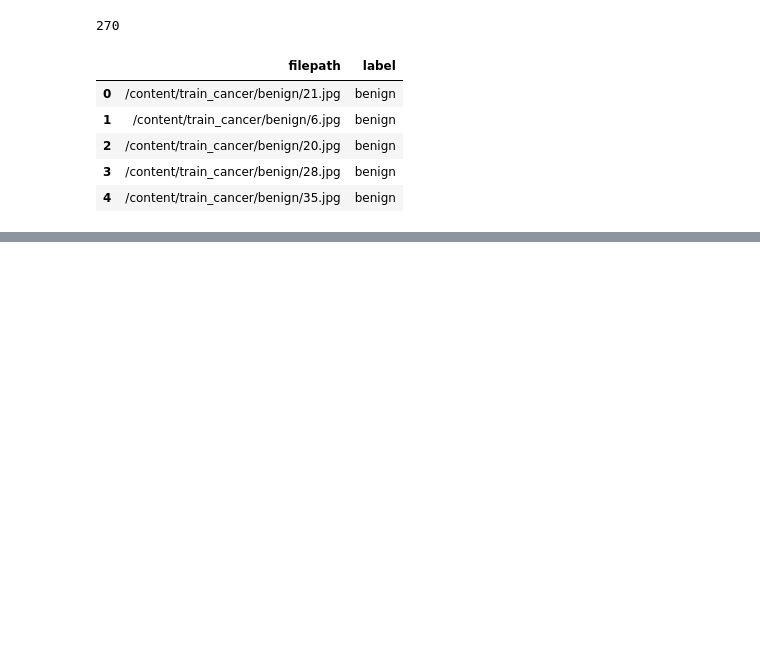
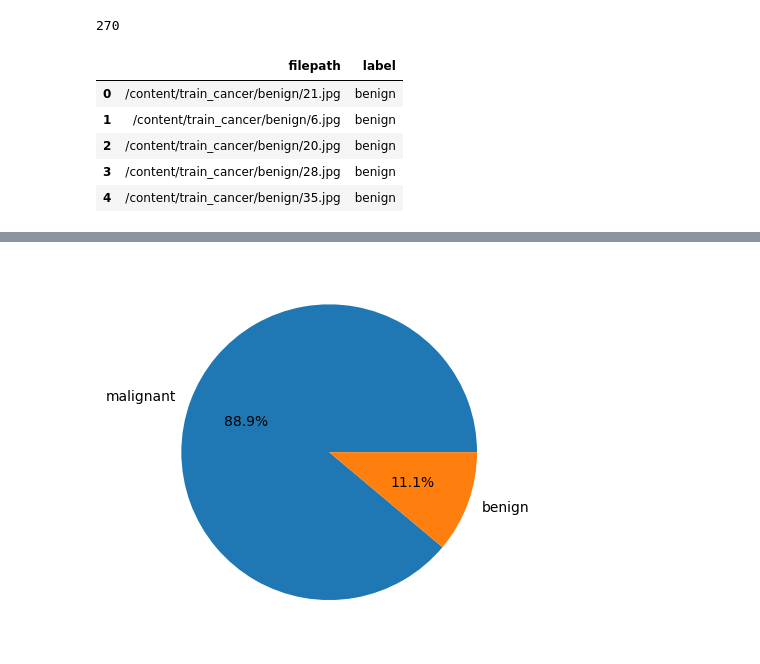
Before and after one commit to rizz045/Skin-Cancer-Detection-using-TensorFlow, a Jupyter notebook: Skin_Cancer_Detection_using_TensorFlow.ipynb, the cells around one changed output, grey strips where cells are left out. Saved outputs shown, nothing was run; the diff lists cells and outputs as text; code cells hidden in the pictures; blank space fills up the shorter version.

```diff
--- a/Skin_Cancer_Detection_using_TensorFlow.ipynb
+++ b/Skin_Cancer_Detection_using_TensorFlow.ipynb
@@ -55,0 +40,6 @@ dtype: int64
+# %%
+x = df['label'].value_counts()
+plt.pie(x.values, labels=x.index, autopct='%1.1f%%')
+plt.show()
+# %% [output]
+[figure, added]
```
Also changed, not shown: parts of 4 cells of this notebook.
